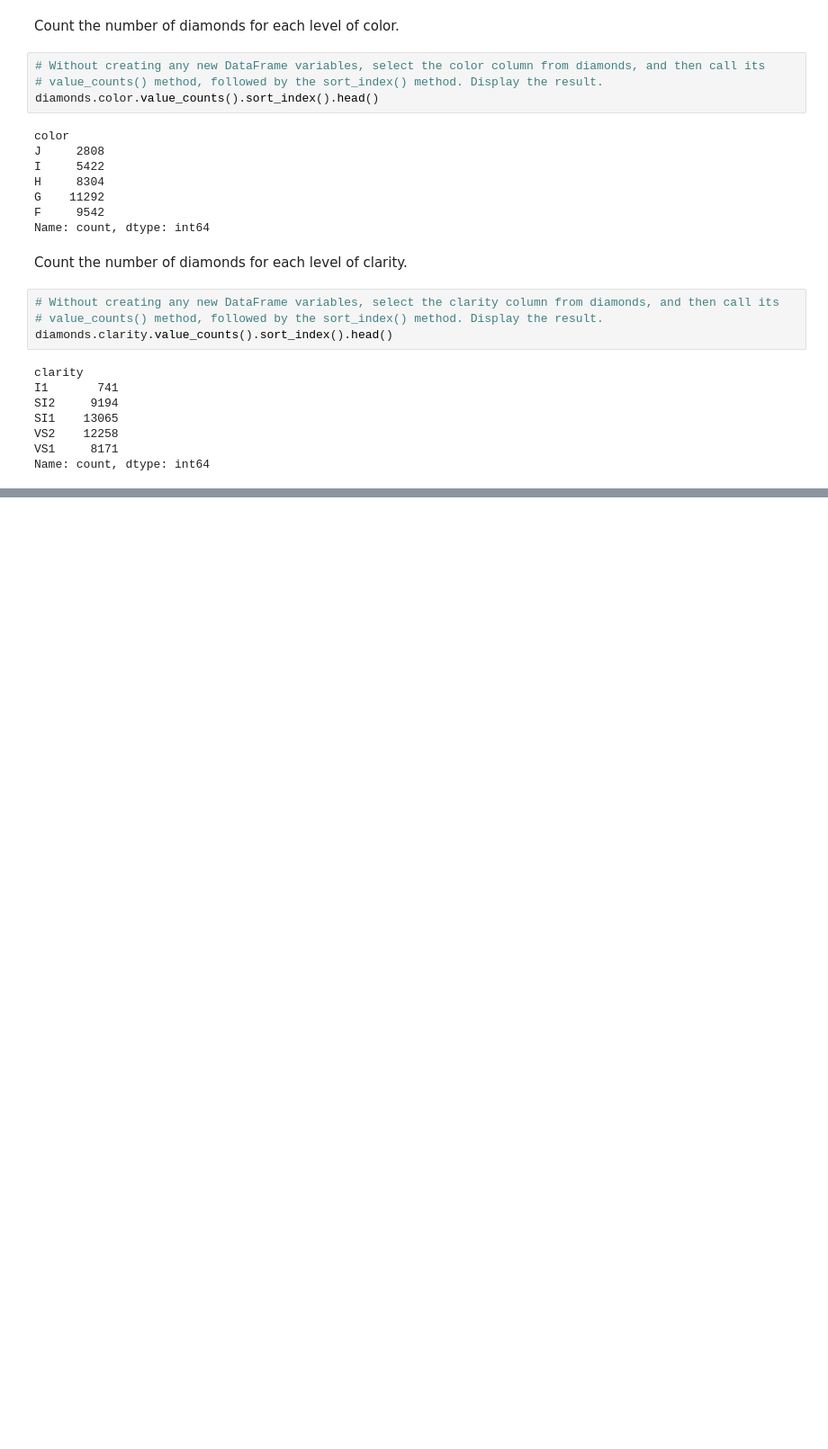
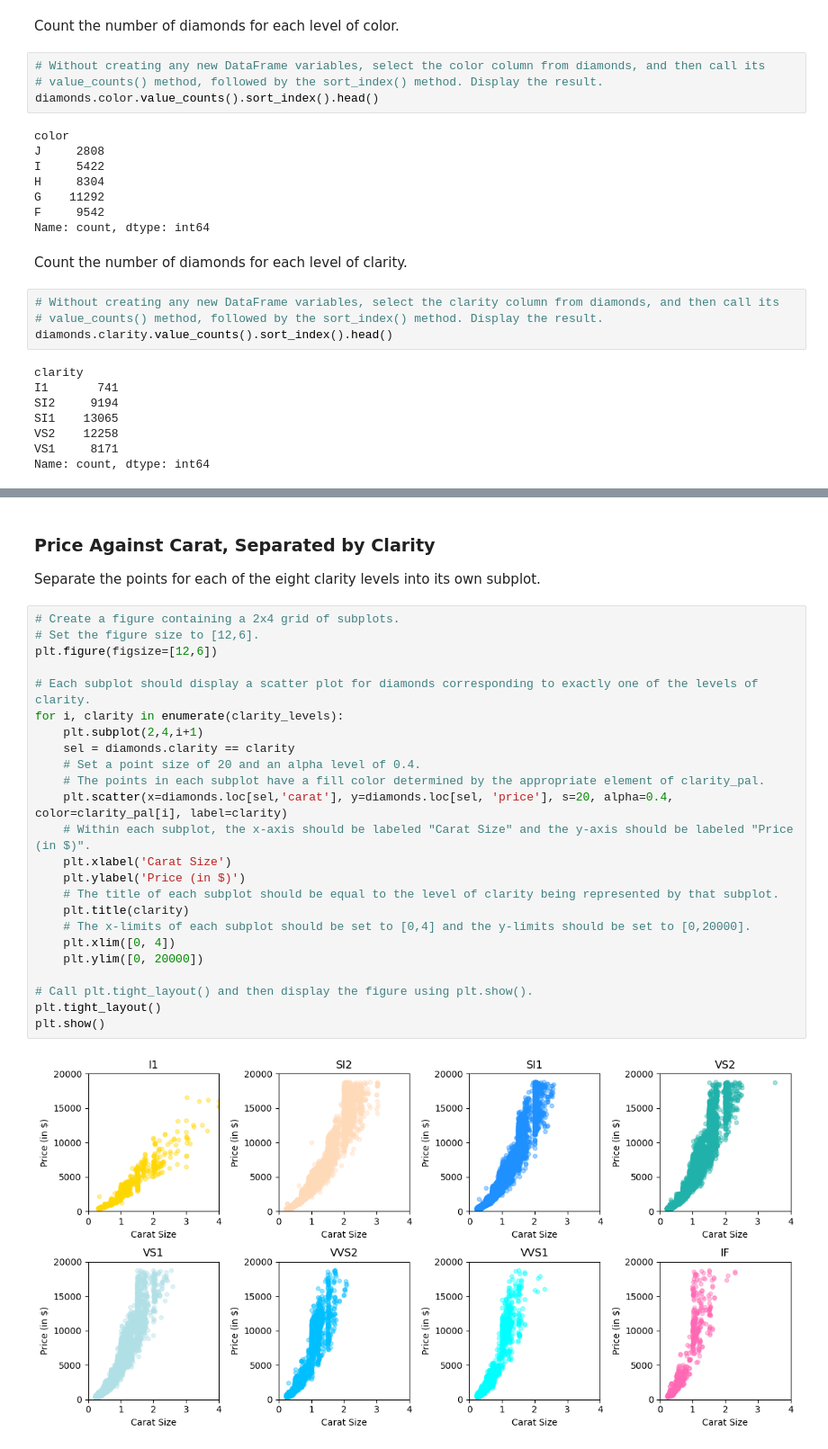
Before and after one commit to slylockfox/Maryville-DSCI-503-2, a Jupyter notebook: Project_03_Snyder.ipynb, the cells around one changed output, grey strips where cells are left out. Shown at 90% size. Saved outputs shown, nothing was run; the diff lists cells and outputs as text; blank space fills up the shorter version.

```diff
--- a/Project_03_Snyder.ipynb
+++ b/Project_03_Snyder.ipynb
@@ -191,0 +238,29 @@ Name: count, dtype: int64
+# %% [markdown]
+### Price Against Carat, Separated by Clarity
+Separate the points for each of the eight clarity levels into its own subplot.
+# %%
+# Create a figure containing a 2x4 grid of subplots.
+# Set the figure size to [12,6].
+plt.figure(figsize=[12,6])
+
+# Each subplot should display a scatter plot for diamonds corresponding to exactly one of the levels of clarity.
+for i, clarity in enumerate(clarity_levels):
+    plt.subplot(2,4,i+1)
+    sel = diamonds.clarity == clarity
+    # Set a point size of 20 and an alpha level of 0.4.
+    # The points in each subplot have a fill color determined by the appropriate element of clarity_pal.
+    plt.scatter(x=diamonds.loc[sel,'carat'], y=diamonds.loc[sel, 'price'], s=20, alpha=0.4, color=clarity_pal[i], label=clarity)
+    # Within each subplot, the x-axis should be labeled "Carat Size" and the y-axis should be labeled "Price (in $)".
+    plt.xlabel('Carat Size')
+    plt.ylabel('Price (in $)')
+    # The title of each subplot should be equal to the level of clarity being represented by that subplot.
+    plt.title(clarity)
+    # The x-limits of each subplot should be set to [0,4] and the y-limits should be set to [0,20000].
+    plt.xlim([0, 4])
+    plt.ylim([0, 20000])
+
+# Call plt.tight_layout() and then display the figure using plt.show().
+plt.tight_layout()
+plt.show()
+# %% [output]
+[figure, added]
```
Also changed, not shown: parts of 5 cells of this notebook, 1 other file.
